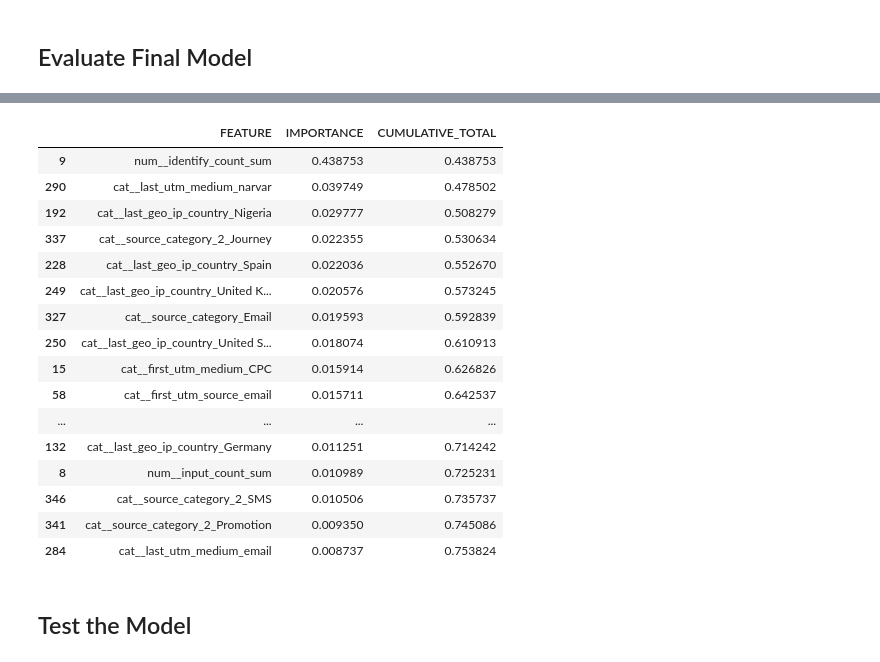
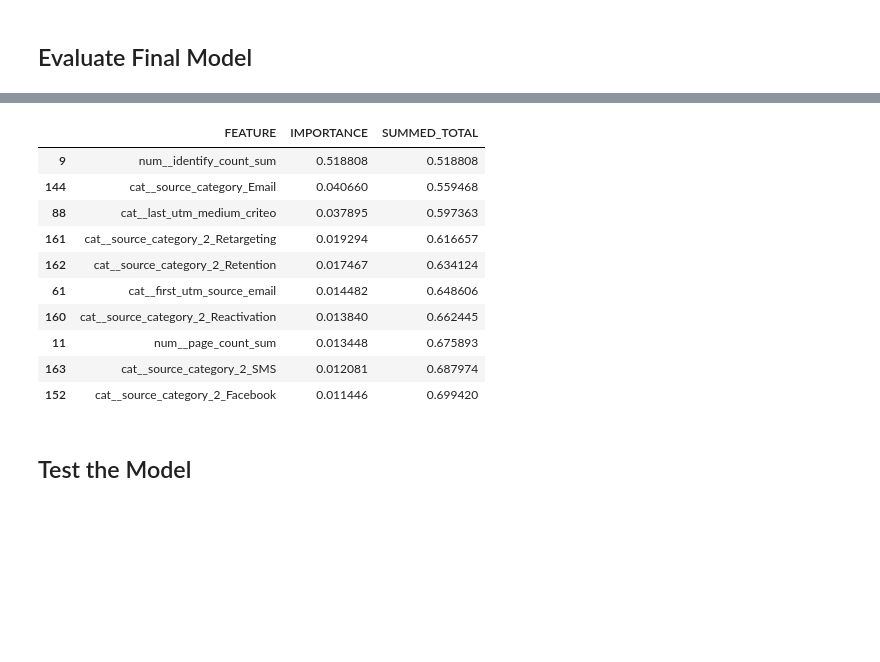
Before and after one commit to broepke/TrialFire, a Jupyter notebook: 02_tf_first_purchase.ipynb, the cells around one changed output, grey strips where cells are left out. Cells and saved outputs as stored; diff of their text form; code cells hidden in the pictures; blank space fills up the shorter version.

```diff
--- a/02_tf_first_purchase.ipynb
+++ b/02_tf_first_purchase.ipynb
@@ -145,6 +144,8 @@ def get_feature_names(column_transformer):
     -------
     feature_names : list of strings
         Names of the features produced by transform.
+
+    Source: https://johaupt.github.io/blog/columnTransformer_feature_names.html
     """
     # Remove the internal helper function
     #check_is_fitted(column_transformer)
@@ -229,36 +230,30 @@ Pipeline(steps=[('prep',
 # %%
 feat_list = []
 xgb_cols = get_feature_names(pipeline['prep'])
 feat_imp = pipeline['clf'].feature_importances_
 
 total_importance = 0
 # Print the name and gini importance of each feature
 for feature in zip(xgb_cols, feat_imp):
     feat_list.append(feature)
     total_importance += feature[1]
 
 # create DataFrame using data
 df_imp = pd.DataFrame(feat_list, columns =['FEATURE', 'IMPORTANCE']).sort_values(by='IMPORTANCE', ascending=False)
-df_imp['CUMULATIVE_TOTAL'] = df_imp['IMPORTANCE'].cumsum()
-df_imp.head(20)
+df_imp['SUMMED_TOTAL'] = df_imp['IMPORTANCE'].cumsum()
+df_imp.head(10)
 # %% [output]
-|  | FEATURE | IMPORTANCE | CUMULATIVE_TOTAL |
-| 9 | num__identify_count_sum | 0.438753 | 0.438753 |
-| 290 | cat__last_utm_medium_narvar | 0.039749 | 0.478502 |
-| 192 | cat__last_geo_ip_country_Nigeria | 0.029777 | 0.508279 |
-| 337 | cat__source_category_2_Journey | 0.022355 | 0.530634 |
-| 228 | cat__last_geo_ip_country_Spain | 0.022036 | 0.552670 |
-| 249 | cat__last_geo_ip_country_United K... | 0.020576 | 0.573245 |
-| 327 | cat__source_category_Email | 0.019593 | 0.592839 |
-| 250 | cat__last_geo_ip_country_United S... | 0.018074 | 0.610913 |
-| 15 | cat__first_utm_medium_CPC | 0.015914 | 0.626826 |
-| 58 | cat__first_utm_source_email | 0.015711 | 0.642537 |
-| ... | ... | ... | ... |
-| 132 | cat__last_geo_ip_country_Germany | 0.011251 | 0.714242 |
-| 8 | num__input_count_sum | 0.010989 | 0.725231 |
-| 346 | cat__source_category_2_SMS | 0.010506 | 0.735737 |
-| 341 | cat__source_category_2_Promotion | 0.009350 | 0.745086 |
-| 284 | cat__last_utm_medium_email | 0.008737 | 0.753824 |
+|  | FEATURE | IMPORTANCE | SUMMED_TOTAL |
+| 9 | num__identify_count_sum | 0.518808 | 0.518808 |
+| 144 | cat__source_category_Email | 0.040660 | 0.559468 |
+| 88 | cat__last_utm_medium_criteo | 0.037895 | 0.597363 |
+| 161 | cat__source_category_2_Retargeting | 0.019294 | 0.616657 |
+| 162 | cat__source_category_2_Retention | 0.017467 | 0.634124 |
+| 61 | cat__first_utm_source_email | 0.014482 | 0.648606 |
+| 160 | cat__source_category_2_Reactivation | 0.013840 | 0.662445 |
+| 11 | num__page_count_sum | 0.013448 | 0.675893 |
+| 163 | cat__source_category_2_SMS | 0.012081 | 0.687974 |
+| 152 | cat__source_category_2_Facebook | 0.011446 | 0.699420 |
 # %%
 df_imp.to_csv('02_xgb_feature_importance.csv', index=False)
 # %% [markdown]
```
Also changed, not shown: parts of 13 cells of this notebook, 7 other files.
